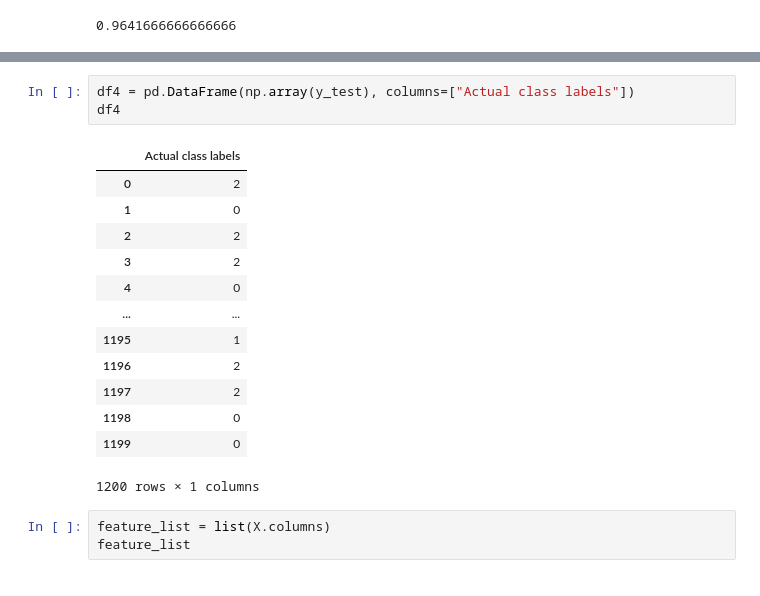
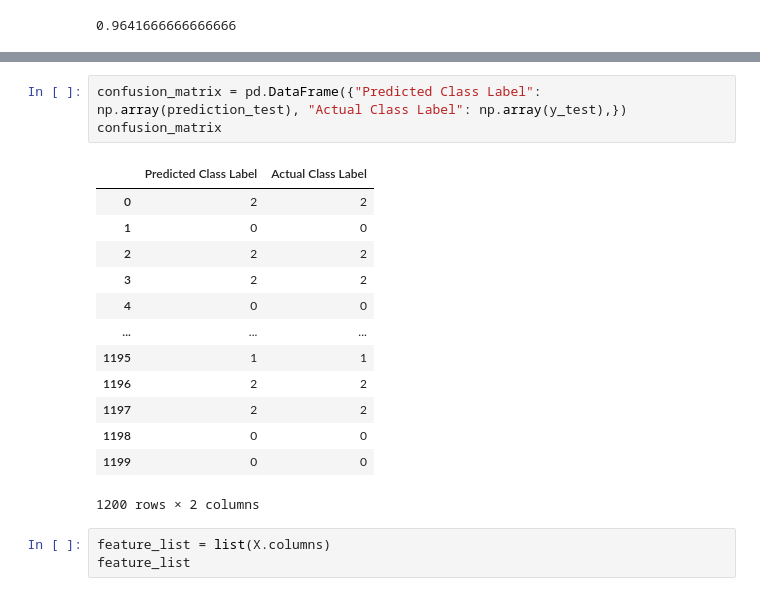
Before and after one commit to padillacoreanolab/ml_behavioral_quantification, a Jupyter notebook: prediction_analysis.ipynb, the cells around one changed output, grey strips where cells are left out. Saved outputs shown, nothing was run; the diff lists cells and outputs as text.

Commit message:
Confusion Matrix

```diff
--- a/prediction_analysis.ipynb
+++ b/prediction_analysis.ipynb
@@ -462,20 +445,20 @@ df3
-# %%
-df4 = pd.DataFrame(np.array(y_test), columns=["Actual class labels"])
-df4
-# %% [output]
-|  | Actual class labels |
-| 0 | 2 |
-| 1 | 0 |
-| 2 | 2 |
-| 3 | 2 |
-| 4 | 0 |
-| ... | ... |
-| 1195 | 1 |
-| 1196 | 2 |
-| 1197 | 2 |
-| 1198 | 0 |
-| 1199 | 0 |
-1200 rows × 1 columns
+# %%
+confusion_matrix = pd.DataFrame({"Predicted Class Label": np.array(prediction_test), "Actual Class Label": np.array(y_test),})
+confusion_matrix
+# %% [output]
+|  | Predicted Class Label | Actual Class Label |
+| 0 | 2 | 2 |
+| 1 | 0 | 0 |
+| 2 | 2 | 2 |
+| 3 | 2 | 2 |
+| 4 | 0 | 0 |
+| ... | ... | ... |
+| 1195 | 1 | 1 |
+| 1196 | 2 | 2 |
+| 1197 | 2 | 2 |
+| 1198 | 0 | 0 |
+| 1199 | 0 | 0 |
+1200 rows × 2 columns
 # %%
 feature_list = list(X.columns)
 feature_list
```
Also changed, not shown: parts of 1 cell of this notebook.
